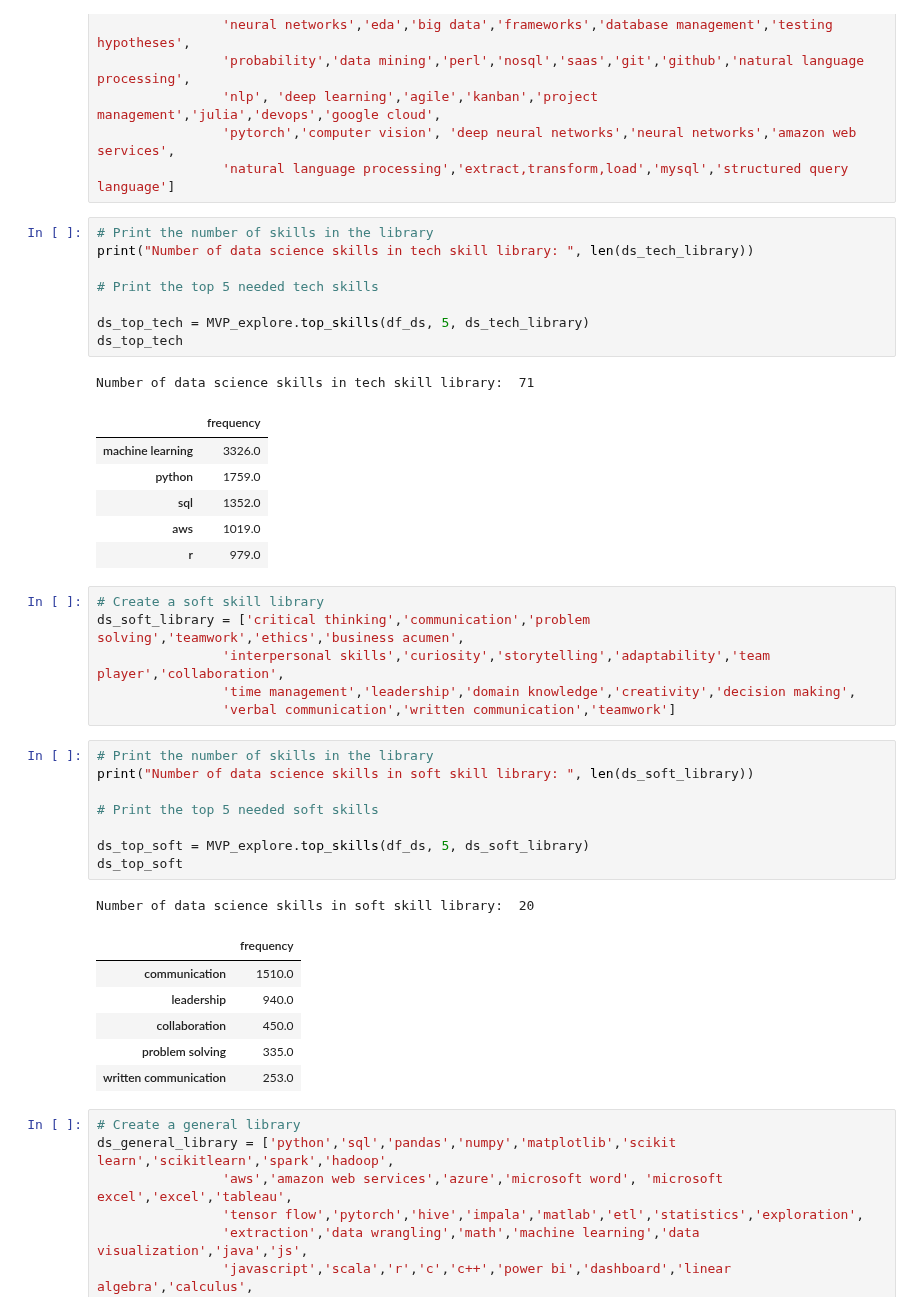
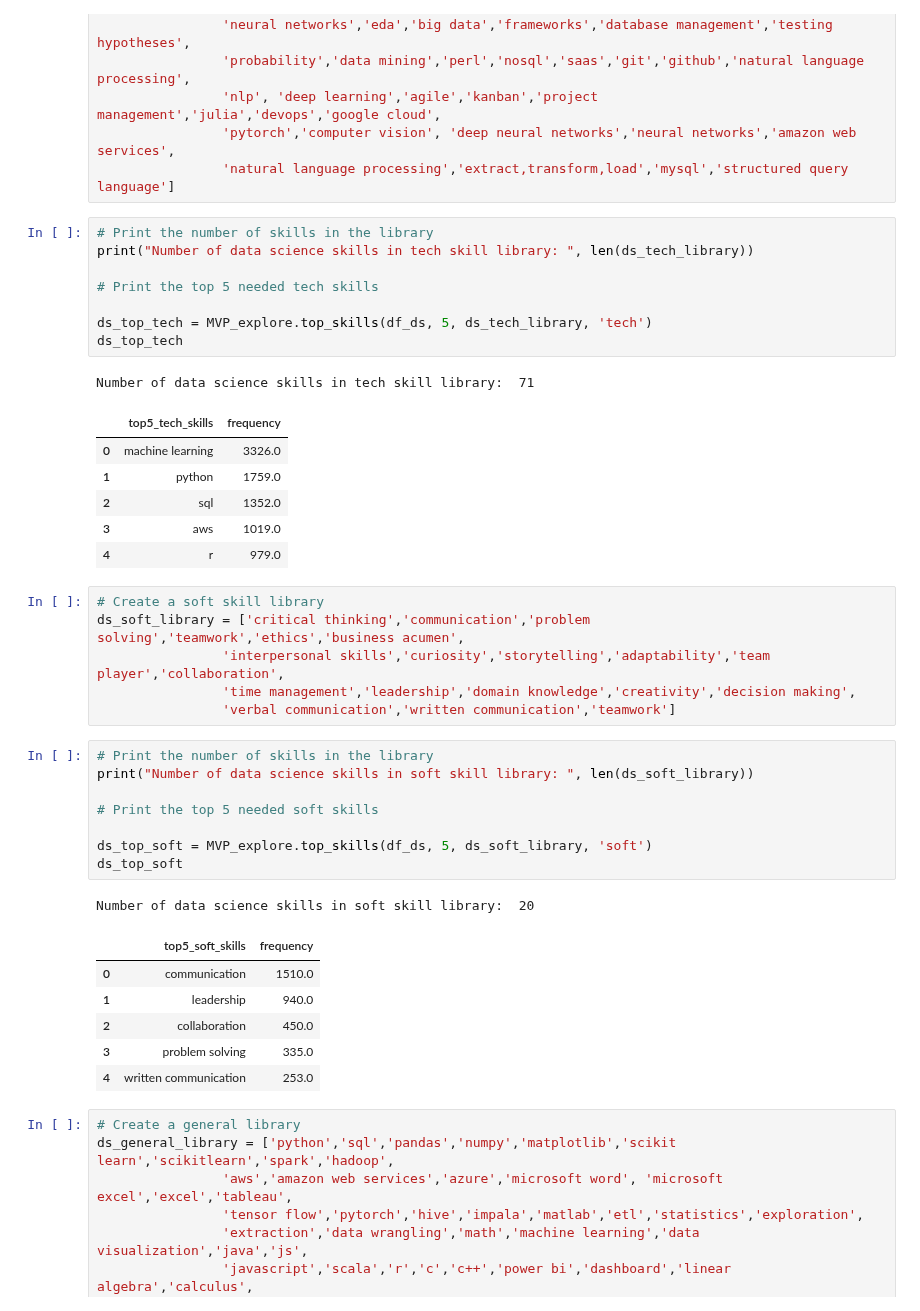
Before and after one commit to Blue-Owl-Data/Job-Search-Dashboard, a Jupyter notebook: MVP.ipynb, the cells around one changed output. Cells and saved outputs as stored; diff of their text form.

Commit message:
add codes to print the last modified time of the prepared file and update the top 5 skills dataframe

```diff
--- a/MVP.ipynb
+++ b/MVP.ipynb
@@ -265,19 +278,19 @@ ds_tech_library = ['python','sql','pandas','numpy','matplotlib','scikit learn','
 # %%
 # Print the number of skills in the library
 print("Number of data science skills in tech skill library: ", len(ds_tech_library))
 
 # Print the top 5 needed tech skills
 
-ds_top_tech = MVP_explore.top_skills(df_ds, 5, ds_tech_library)
+ds_top_tech = MVP_explore.top_skills(df_ds, 5, ds_tech_library, 'tech')
 ds_top_tech
 # %% [output]
 Number of data science skills in tech skill library:  71
-|  | frequency |
-| machine learning | 3326.0 |
-| python | 1759.0 |
-| sql | 1352.0 |
-| aws | 1019.0 |
-| r | 979.0 |
+|  | top5_tech_skills | frequency |
+| 0 | machine learning | 3326.0 |
+| 1 | python | 1759.0 |
+| 2 | sql | 1352.0 |
+| 3 | aws | 1019.0 |
+| 4 | r | 979.0 |
 # %%
 # Create a soft skill library
 ds_soft_library = ['critical thinking','communication','problem solving','teamwork','ethics','business acumen',
@@ -290,16 +303,16 @@ print("Number of data science skills in soft skill library: ", len(ds_soft_libra
 
 # Print the top 5 needed soft skills
 
-ds_top_soft = MVP_explore.top_skills(df_ds, 5, ds_soft_library)
+ds_top_soft = MVP_explore.top_skills(df_ds, 5, ds_soft_library, 'soft')
 ds_top_soft
 # %% [output]
 Number of data science skills in soft skill library:  20
-|  | frequency |
-| communication | 1510.0 |
-| leadership | 940.0 |
-| collaboration | 450.0 |
-| problem solving | 335.0 |
-| written communication | 253.0 |
+|  | top5_soft_skills | frequency |
+| 0 | communication | 1510.0 |
+| 1 | leadership | 940.0 |
+| 2 | collaboration | 450.0 |
+| 3 | problem solving | 335.0 |
+| 4 | written communication | 253.0 |
 # %%
 # Create a general library
 ds_general_library = ['python','sql','pandas','numpy','matplotlib','scikit learn','scikitlearn','spark','hadoop',
```
Also changed, not shown: parts of 14 cells of this notebook.
